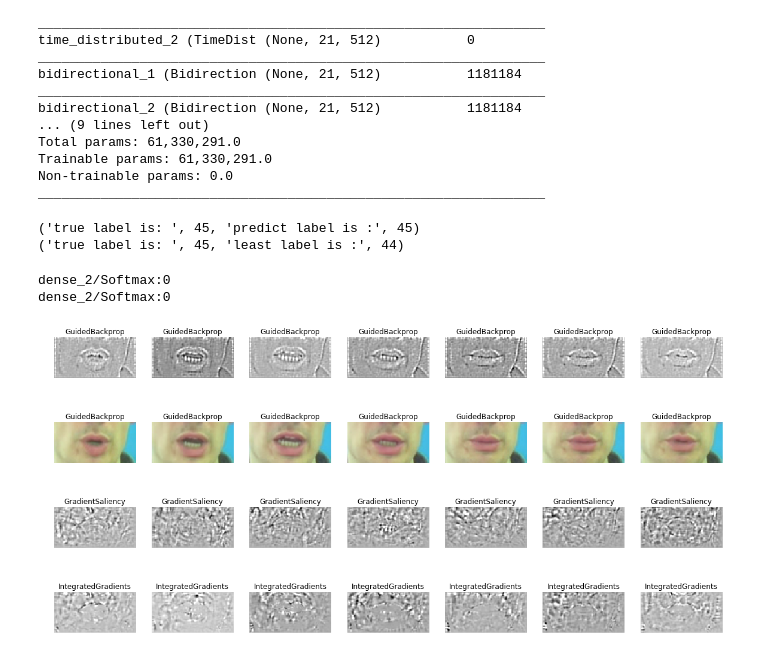
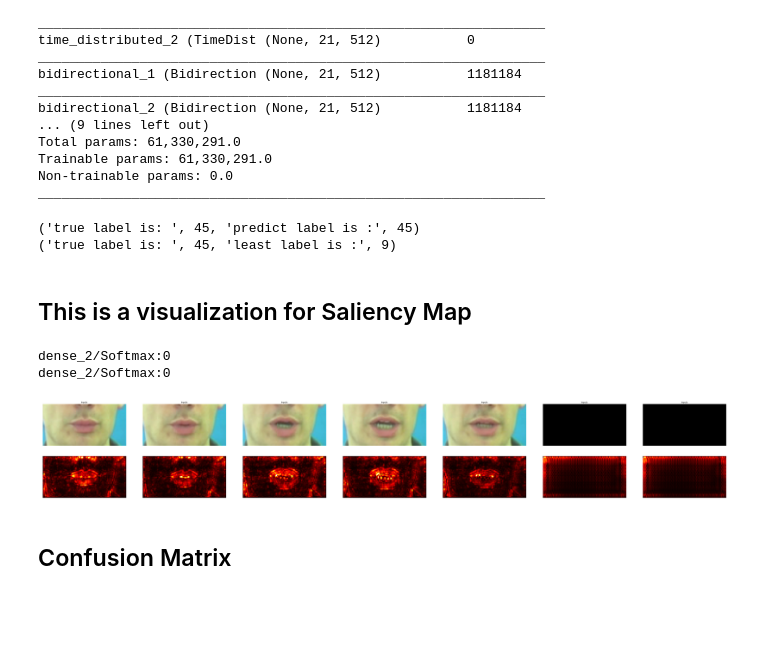
Before and after one commit to danisbet/machine-lip-reading, a Jupyter notebook: vis.ipynb, the cells around one changed output. Drawn from its saved outputs; the diff is of its cells as text; code cells hidden in the pictures; blank space fills up the shorter version.

Commit message:
add saliency map and cm

```diff
--- a/vis.ipynb
+++ b/vis.ipynb
@@ -175,7 +175,7 @@ Non-trainable params: 0.0
 _________________________________________________________________
 # %%
 # choose one sample to test
-ind = 5
+ind = 20
 preds = model.predict(np.expand_dims(x_test[ind],0))
 pred_label = np.argmax(preds)
 least_label = np.argmin(preds)
@@ -185,6 +185,6 @@ print("true label is: ",true_label, "least label is :", least_label )
 # print("probabilities: ",preds)
 # %% [output]
 ('true label is: ', 45, 'predict label is :', 45)
-('true label is: ', 45, 'least label is :', 44)
+('true label is: ', 45, 'least label is :', 9)
 # %%
 # check score for baseline
@@ -200,3 +198,5 @@ least_label = np.argmin(preds)
+# %% [markdown]
+## This is a visualization for Saliency Map
 # %%
 from keras.preprocessing import image
 from matplotlib import pylab as plt
@@ -206,14 +206,17 @@ def show_image(image, grayscale = True, ax=None, title=''):
     plt.axis('off')
 
     if len(image.shape) == 2 or grayscale == True:
+#         if len(image.shape) == 3:
+#             image = np.sum(image, axis=2)
+
+#         vmax = np.percentile(image, 99)
+#         vmin = np.min(image)
+
+#         plt.imshow(image, cmap=plt.cm.gray, vmin=vmin, vmax=vmax)
+#         plt.title(title)
         if len(image.shape) == 3:
-            image = np.sum(image, axis=2)
-
-        vmax = np.percentile(image, 99)
-        vmin = np.min(image)
-
-        plt.imshow(image, cmap=plt.cm.gray, vmin=vmin, vmax=vmax)
-        plt.title(title)
+            image = np.max(np.abs(image), axis = 2)
+        plt.imshow(image, cmap=plt.cm.hot)
     else:
         for i in range(3):
             #image = image + 127.5
@@ -250,16 +254,18 @@ mask_integrated = inter_grad.GetMask(x_test[ind], input_baseline = sil_img, nsam
 #least_mask_integrated = least_inter_grad.GetMask(x_test[ind], input_baseline = sil_img, nsamples=100)
 # %%
-plt.figure(figsize=(20,10))
+plt.figure(figsize=(70,10))
 
 for i in range(7):
-    show_image(mask[i], grayscale = True, ax=plt.subplot(4,7,1+i), title='GuidedBackprop')
-    show_image(x_test[ind][i],grayscale = False, ax=plt.subplot(4,7,8+i), title='GuidedBackprop')
+    show_image(mask[i], grayscale = True, ax=plt.subplot(2,7,8+i), title='GuidedBackprop')
+    show_image(x_test[ind][i],grayscale = False, ax=plt.subplot(2,7,1+i), title='Inputs')
     #show_image(least_mask[i], ax=plt.subplot(6,7,8+i), title='GuidedBackprop')
-for i in range(7):
-    show_image(mask_saliency[i],grayscale = True, ax=plt.subplot(4,7,15+i), title='GradientSaliency')
-    #show_image(least_mask_saliency[i], ax=plt.subplot(6,7,22+i), title='GradientSaliency')
-for i in range(7):
-    show_image(mask_integrated[i], grayscale = True, ax=plt.subplot(4,7,22+i), title='IntegratedGradients')
-    #show_image(least_mask_integrated[i], ax=plt.subplot(6,7,36+i), title='IntegratedGradients')
+# for i in range(7):
+#     show_image(mask_saliency[i],grayscale = True, ax=plt.subplot(4,7,15+i), title='GradientSaliency')
+#     #show_image(least_mask_saliency[i], ax=plt.subplot(6,7,22+i), title='GradientSaliency')
+# for i in range(7):
+#     show_image(mask_integrated[i], grayscale = True, ax=plt.subplot(4,7,22+i), title='IntegratedGradients')
+#     #show_image(least_mask_integrated[i], ax=plt.subplot(6,7,36+i), title='IntegratedGradients')
 # %% [output]
-[figure, old version]
+[figure, new version]
+# %% [markdown]
+## Confusion Matrix
```
Also changed, not shown: parts of 8 cells of this notebook.
